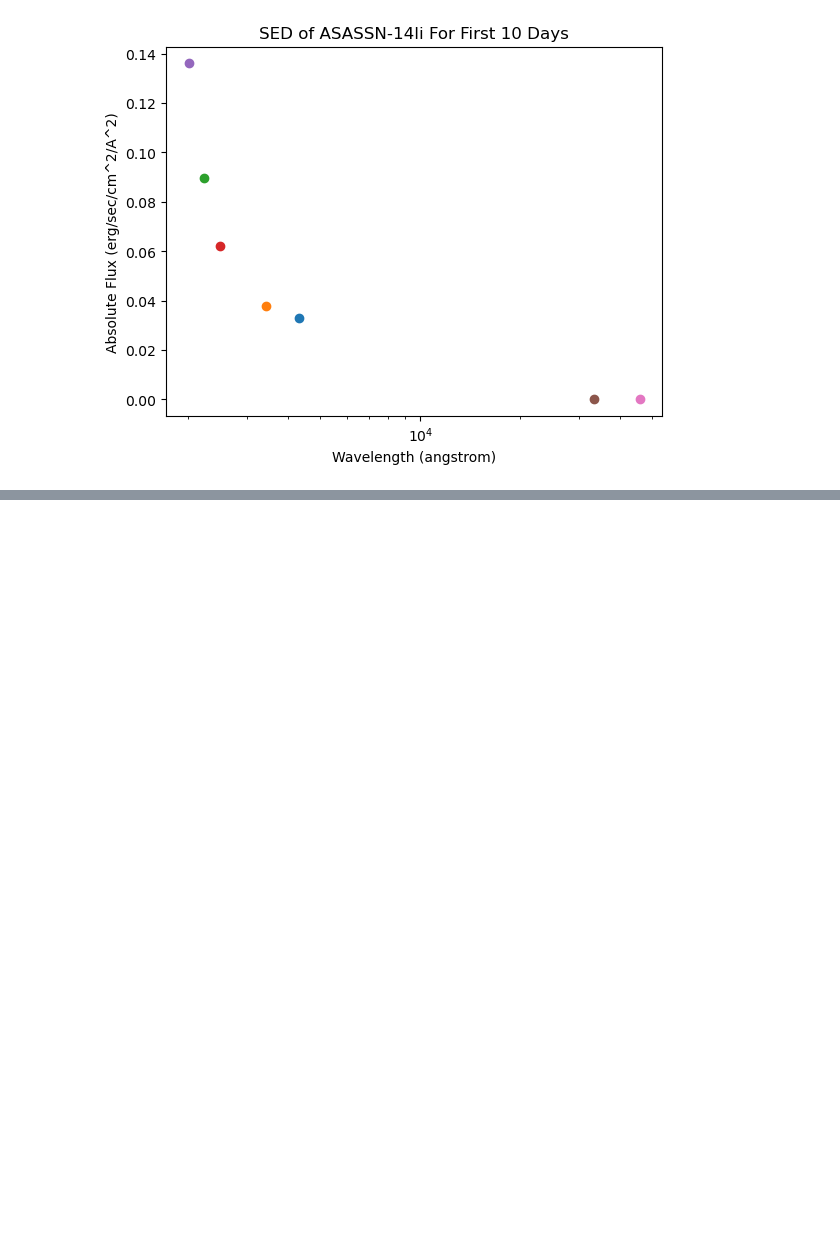
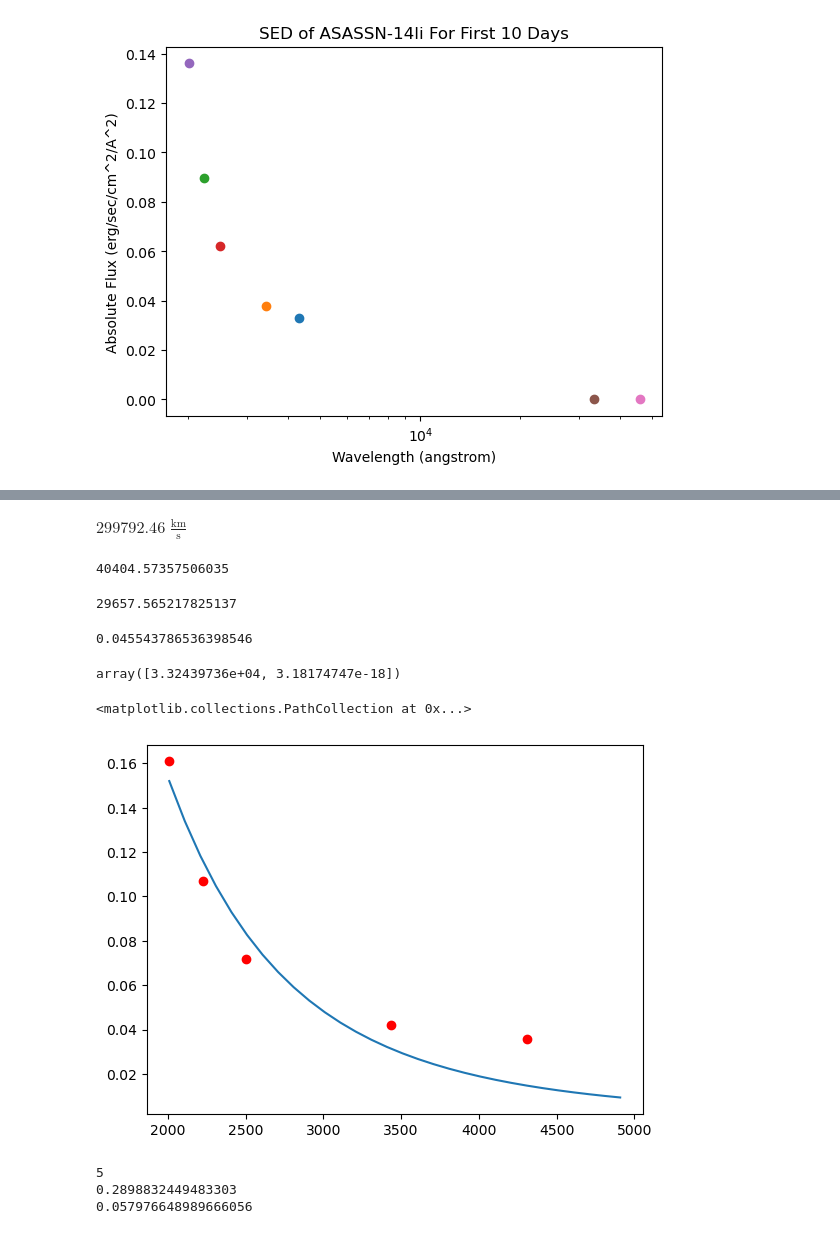
Before and after one commit to Seti-Norris/SASP-TDE, a Jupyter notebook: BB_TDE.ipynb, the cells around one changed output, grey strips where cells are left out. Drawn from its saved outputs; the diff is of its cells as text; code cells hidden in the pictures; blank space fills up the shorter version.

```diff
--- a/BB_TDE.ipynb
+++ b/BB_TDE.ipynb
@@ -252,0 +414,42 @@ AttributeError: 'numpy.float64' object has no attribute 'to'
+# %%
+sol
+# %% [output]
+$299792.46 \; \mathrm{\frac{km}{s}}$
+# %%
+print(10**plateau['Peak temperature'][6][0])
+popt[0]
+# %% [output]
+40404.57357506035
+29657.565217825137
+# %%
+np.std(SED10_ydata('ASASSN-14li'))
+# %% [output]
+0.045543786536398546
+# %%
+popt1, pcov1 = curve_fit(blackbody_lam, SED10_wave('ASASSN-14li')[0:5],SED10_ydata('ASASSN-14li')[0:5] , p0=(40000,.03), sigma=None)
+# %%
+popt1
+# %% [output]
+array([3.32439736e+04, 3.18174747e-18])
+# %%
+bestT1, bestA1 = popt1
+y_cont1 = blackbody_lam(li_wave_cont1,bestT1,bestA1)
+plt.plot(li_wave_cont1,y_cont1)
+plt.scatter(SED10_wave('ASASSN-14li')[0:5],SED10_ydata('ASASSN-14li')[0:5],c='r')
+# %% [output]
+<matplotlib.collections.PathCollection at 0x...>
+[figure, added]
+# %%
+#(np.std(SED10_ydata('ASASSN-14li')/np.sqrt(7)
+
+degrees_of_freedom = len(SED10_wave('ASASSN-14li')) - 2
+resid = (SED10_ydata('ASASSN-14li')- blackbody_lam(SED10_wave('ASASSN-14li'), *popt)) / np.std(SED10_ydata('ASASSN-14li'))
+chisq = np.dot(resid, resid)
+
+print (degrees_of_freedom)
+print  (chisq)
+print (chisq / degrees_of_freedom)
+# %% [output]
+5
+0.2898832449483303
+0.057976648989666056
```
Also changed, not shown: parts of 30 cells of this notebook, 2 other files.
